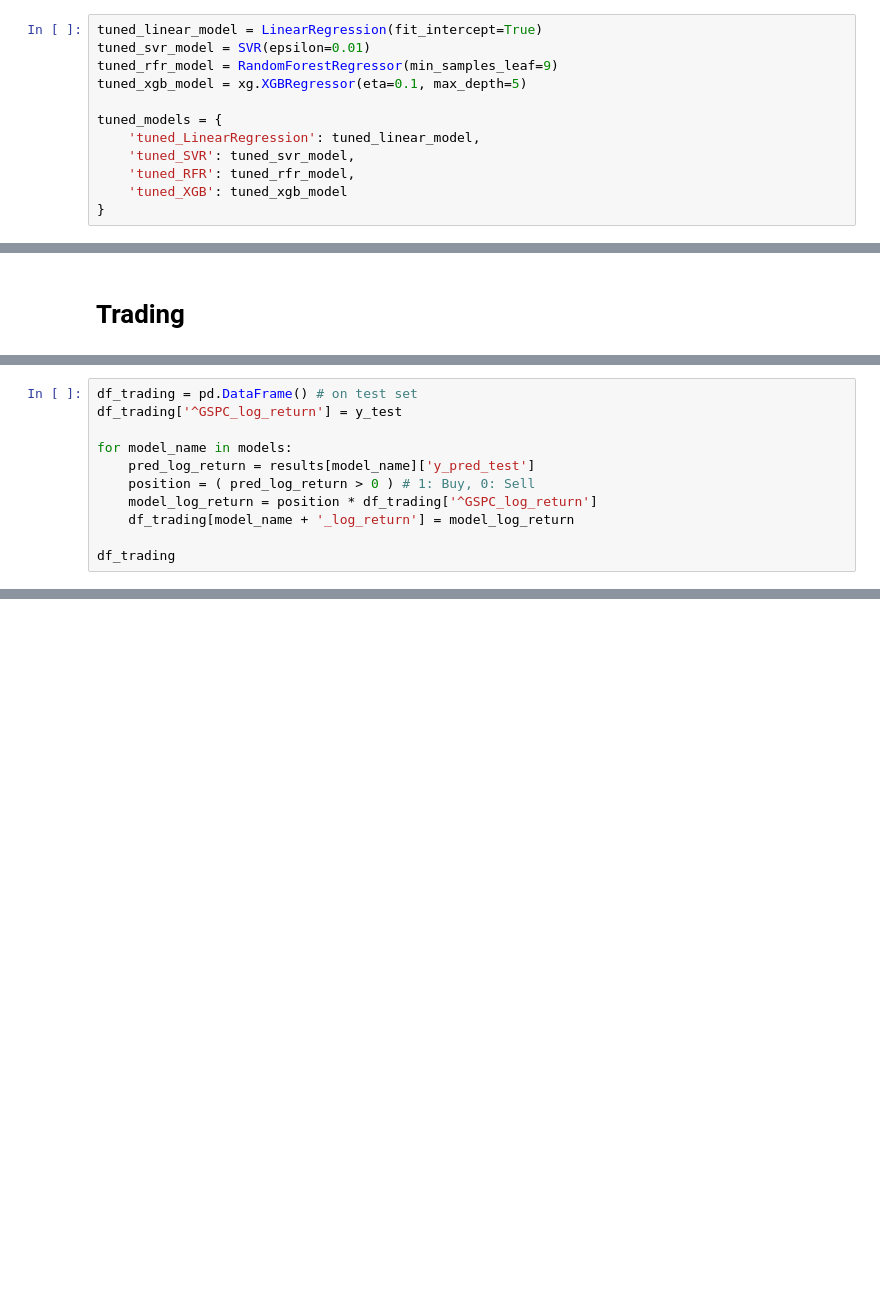
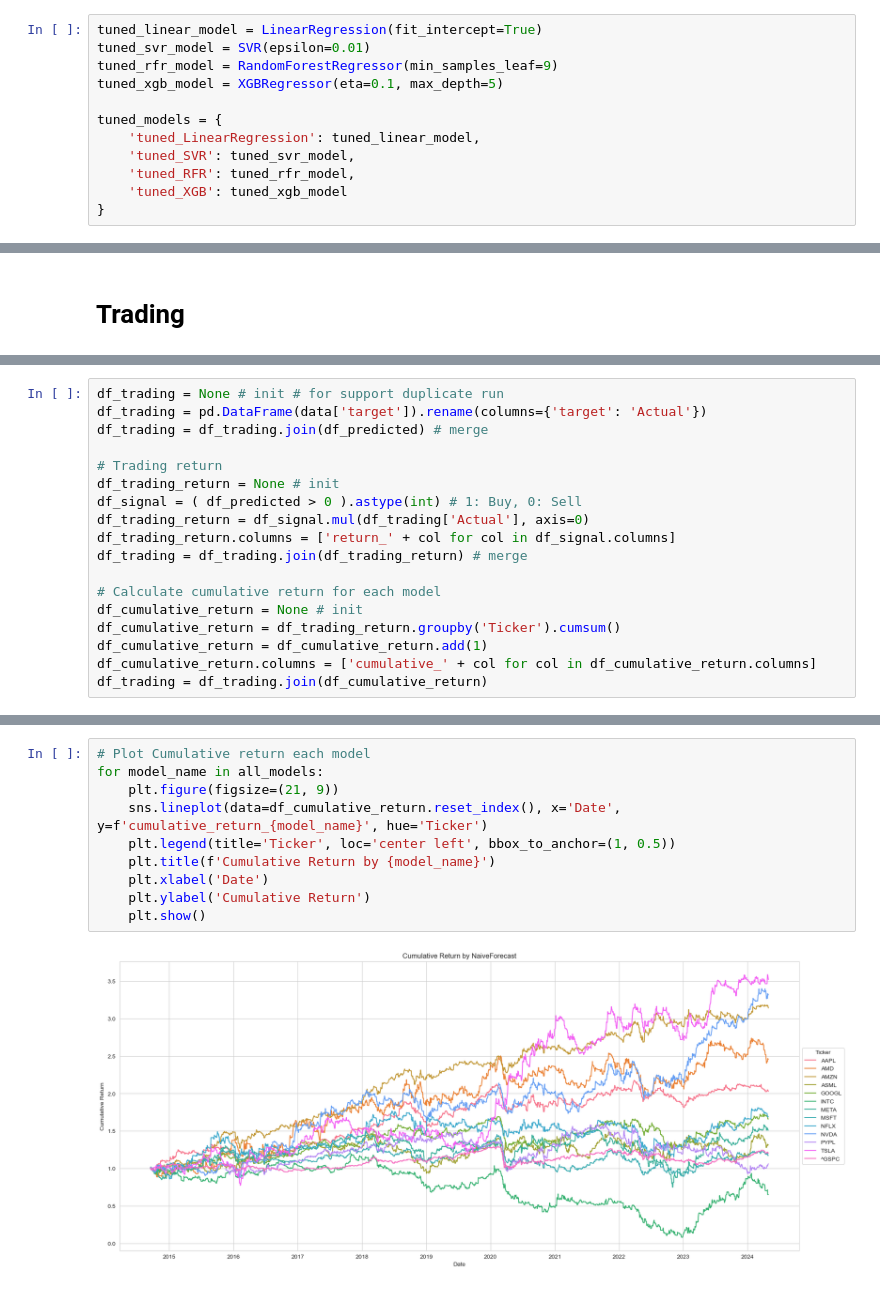
Before and after one commit to Nacnano/stock-machine-learning-project, a Jupyter notebook: main.ipynb, the cells around one changed output, grey strips where cells are left out. Saved outputs shown, nothing was run; the diff lists cells and outputs as text; blank space fills up the shorter version.

```diff
--- a/main.ipynb
+++ b/main.ipynb
@@ -647,7 +626,7 @@ Exhaustive search over specified parameter values for an estimator.
 tuned_linear_model = LinearRegression(fit_intercept=True)
 tuned_svr_model = SVR(epsilon=0.01)
 tuned_rfr_model = RandomForestRegressor(min_samples_leaf=9)
-tuned_xgb_model = xg.XGBRegressor(eta=0.1, max_depth=5)
+tuned_xgb_model = XGBRegressor(eta=0.1, max_depth=5)
 
 tuned_models = {
     'tuned_LinearRegression': tuned_linear_model,
@@ -810,14 +775,3 @@ Strategy
     - return < 0 : sell
 - buy/sell all of portfolio in each transaction
 - no short position
-# %%
-df_trading = pd.DataFrame() # on test set
-df_trading['^GSPC_log_return'] = y_test
-
-for model_name in models:
-    pred_log_return = results[model_name]['y_pred_test']
-    position = ( pred_log_return > 0 ) # 1: Buy, 0: Sell
-    model_log_return = position * df_trading['^GSPC_log_return']
-    df_trading[model_name + '_log_return'] = model_log_return
-
-df_trading
@@ -852,0 +778,18 @@ for model_name in models:
+# %%
+df_trading = None # init # for support duplicate run
+df_trading = pd.DataFrame(data['target']).rename(columns={'target': 'Actual'})
+df_trading = df_trading.join(df_predicted) # merge
+
+# Trading return
+df_trading_return = None # init
+df_signal = ( df_predicted > 0 ).astype(int) # 1: Buy, 0: Sell
+df_trading_return = df_signal.mul(df_trading['Actual'], axis=0)
+df_trading_return.columns = ['return_' + col for col in df_signal.columns]
+df_trading = df_trading.join(df_trading_return) # merge
+
+# Calculate cumulative return for each model
+df_cumulative_return = None # init
+df_cumulative_return = df_trading_return.groupby('Ticker').cumsum()
+df_cumulative_return = df_cumulative_return.add(1)
+df_cumulative_return.columns = ['cumulative_' + col for col in df_cumulative_return.columns]
+df_trading = df_trading.join(df_cumulative_return)
@@ -852,0 +813,12 @@ for model_name in models:
+# %%
+# Plot Cumulative return each model
+for model_name in all_models:
+    plt.figure(figsize=(21, 9))
+    sns.lineplot(data=df_cumulative_return.reset_index(), x='Date', y=f'cumulative_return_{model_name}', hue='Ticker')
+    plt.legend(title='Ticker', loc='center left', bbox_to_anchor=(1, 0.5))
+    plt.title(f'Cumulative Return by {model_name}')
+    plt.xlabel('Date')
+    plt.ylabel('Cumulative Return')
+    plt.show()
+# %% [output]
+[figure, added]
```
Also changed, not shown: parts of 20 cells of this notebook, 4 other files.
